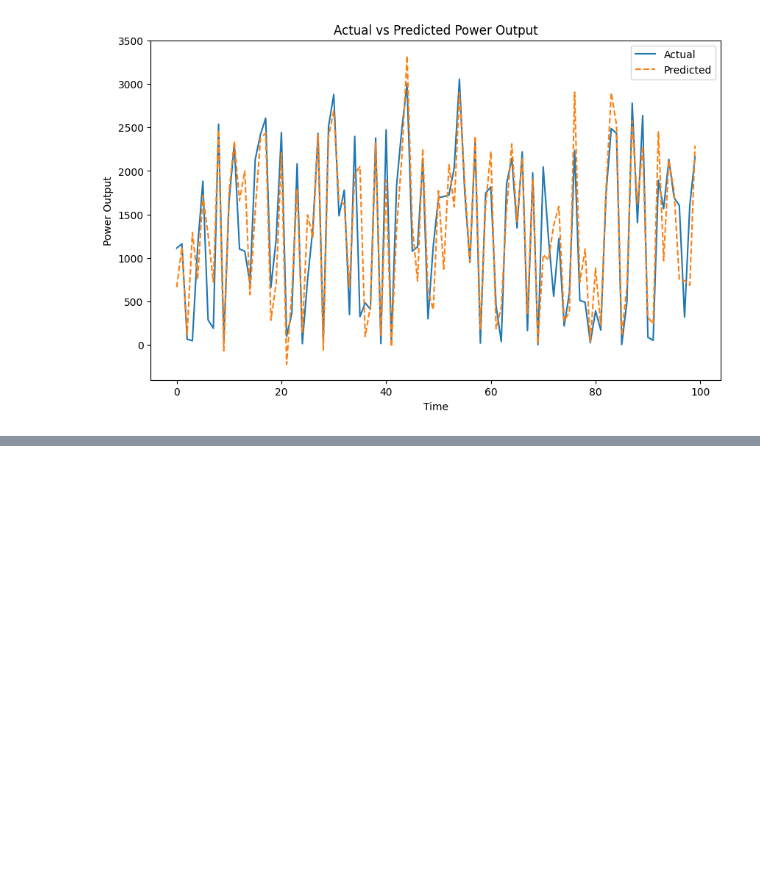
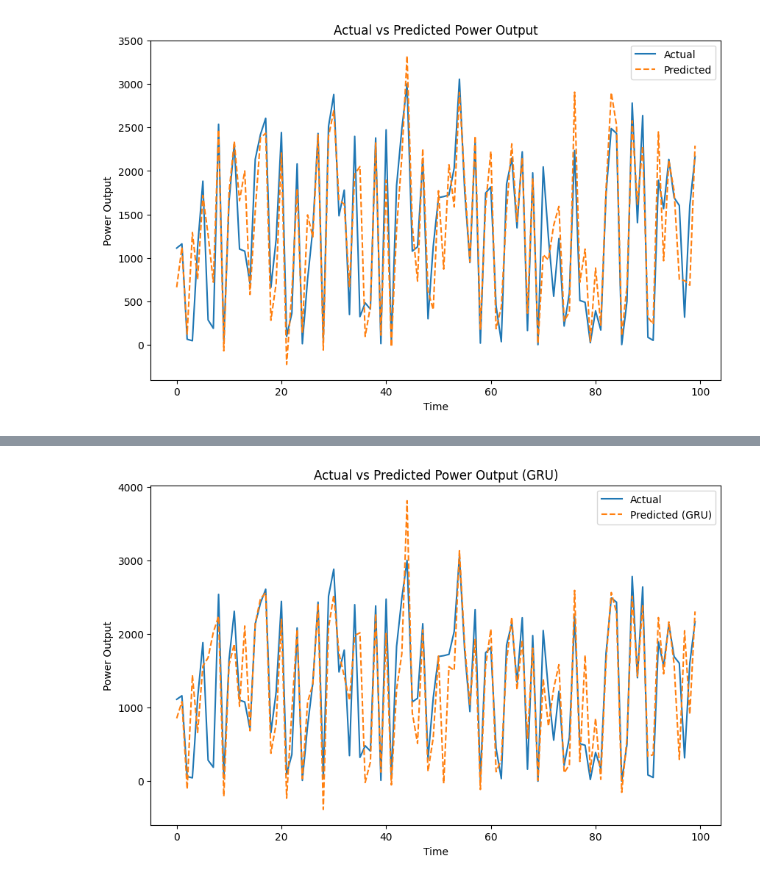
Before and after one commit to duxo707/rubix24_random_access_memories, a Jupyter notebook: rubix24_solar_power_pred.ipynb, the cells around one changed output, grey strips where cells are left out. Cells and saved outputs as stored; diff of their text form; code cells hidden in the pictures; blank space fills up the shorter version.

```diff
--- a/rubix24_solar_power_pred.ipynb
+++ b/rubix24_solar_power_pred.ipynb
@@ -145,0 +184,14 @@ plt.show()
+# %%
+predictions_gru_scaled = model_gru.predict(X_test)
+predictions_gru = scaler_y.inverse_transform(predictions_gru_scaled)
+
+# Plot actual vs predicted values for GRU
+plt.figure(figsize=(10, 6))
+plt.plot(y_test_actual[:100], label='Actual')
+plt.plot(predictions_gru[:100], label='Predicted (GRU)', linestyle='dashed')
+plt.title('Actual vs Predicted Power Output (GRU)')
+plt.xlabel('Time')
+plt.ylabel('Power Output')
+plt.legend()
+plt.show()
+# %% [output]
@@ -145,0 +199 @@ plt.show()
+[figure, added]
```
Also changed, not shown: parts of 6 cells of this notebook.
